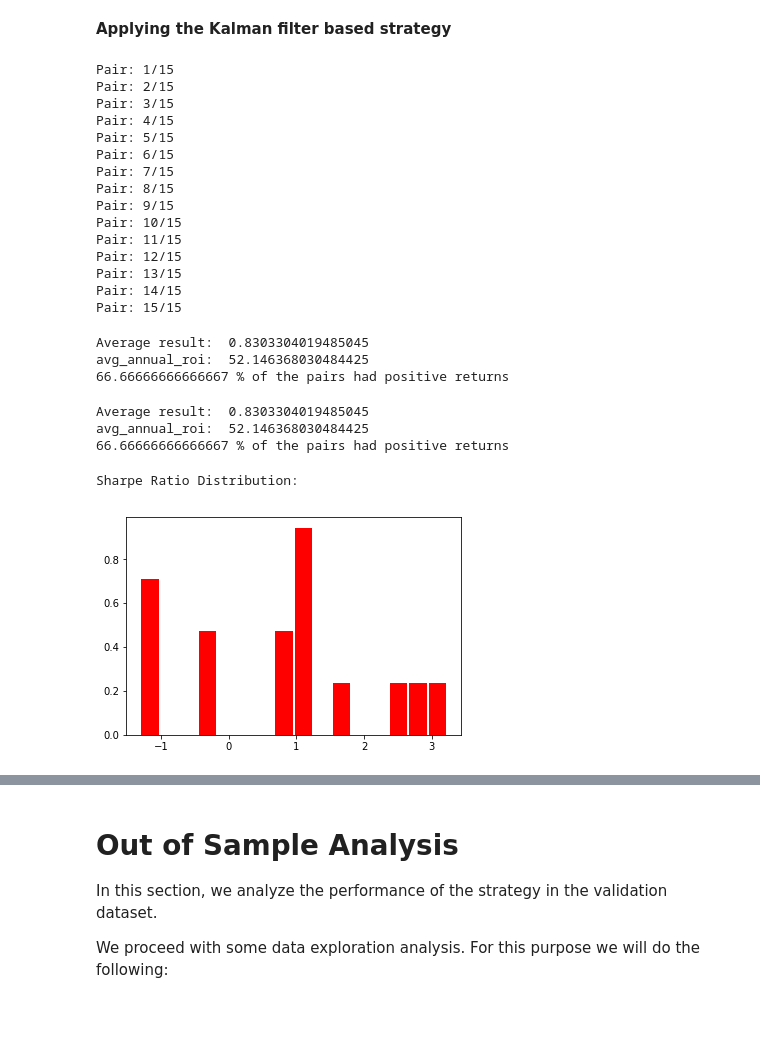
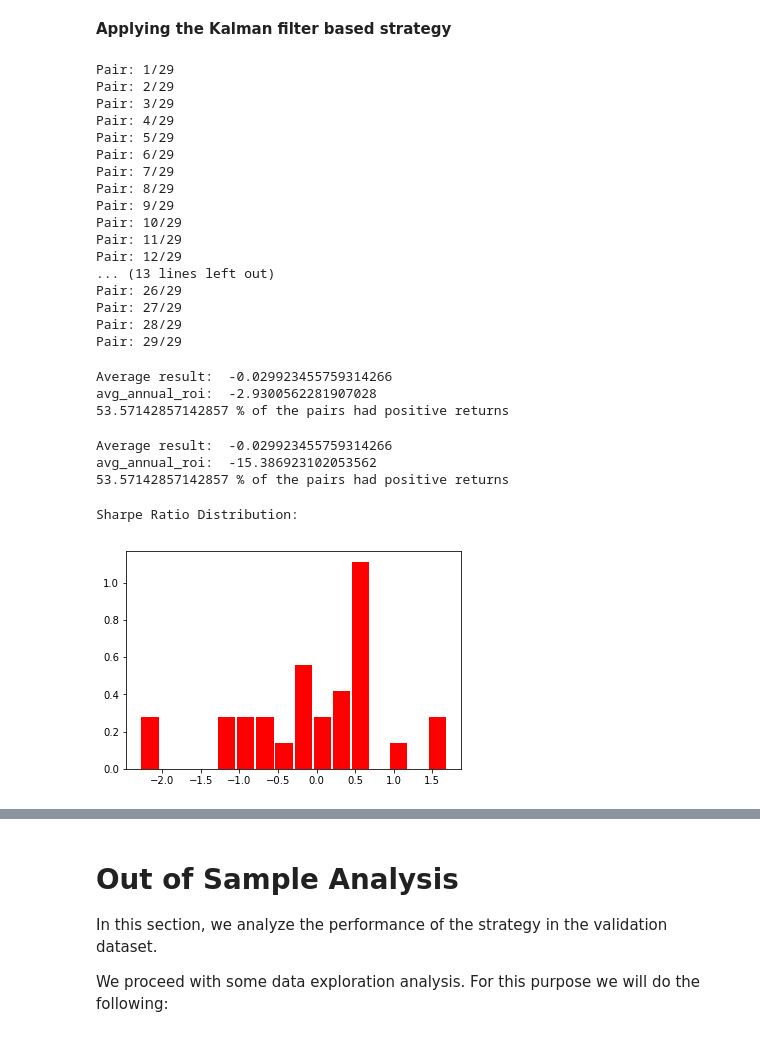
Before and after one commit to simaomsarmento/PairsTrading, a Jupyter notebook: PairsTrading_CommodityETFs-Benchmark.ipynb, the cells around one changed output, grey strips where cells are left out. Cells and saved outputs as stored; diff of their text form; code cells hidden in the pictures.

```diff
--- a/PairsTrading_CommodityETFs-Benchmark.ipynb
+++ b/PairsTrading_CommodityETFs-Benchmark.ipynb
@@ -133,8 +133,0 @@ n_years_train
-# %%
-sharpe_results_bollinger, cum_returns_bollinger, performance_bollinger = trader.apply_bollinger_strategy(pairs,
-                                                                                         lookback_multiplier,
-                                                                                         entry_multiplier,
-                                                                                         exit_multiplier,
-                                                                                         trading_filter,
-                                                                                         test_mode=False
-                                                                                         )
@@ -170,46 +136,54 @@ avg_annual_roi:  -1.8532503583833737
 # %%
 entry_multiplier= config['trading']['entry_multiplier']
 exit_multiplier= config['trading']['exit_multiplier']
-sharpe_results_kalman, cum_returns_kalman, performance_kalman = trader.apply_kalman_strategy(pairs,
-                                                                                             entry_multiplier,
-                                                                                             exit_multiplier,
+train_results_without_costs, train_results_with_costs, performance_kalman = trader.apply_kalman_strategy(pairs,
+                                                                                             2,#entry_multiplier,
+                                                                                             0.5,#exit_multiplier,
                                                                                              trading_filter,
-                                                                                             test_mode=False)
+                                                                                             test_mode=False,
+                                                                                             rebalance=False)
 # %% [output]
-Pair: 1/15
-Pair: 2/15
-Pair: 3/15
-Pair: 4/15
-Pair: 5/15
-Pair: 6/15
-Pair: 7/15
-Pair: 8/15
-Pair: 9/15
-Pair: 10/15
-Pair: 11/15
-Pair: 12/15
-Pair: 13/15
-Pair: 14/15
-Pair: 15/15
+Pair: 1/29
+Pair: 2/29
+Pair: 3/29
+Pair: 4/29
+Pair: 5/29
+Pair: 6/29
+Pair: 7/29
+Pair: 8/29
+Pair: 9/29
+Pair: 10/29
+Pair: 11/29
+Pair: 12/29
+... (13 lines left out)
+Pair: 26/29
+Pair: 27/29
+Pair: 28/29
+Pair: 29/29
+# %%
+sharpe_results_kalman_nocosts, cum_returns_kalman_nocosts = train_results_without_costs
+sharpe_results_kalman_w_costs, cum_returns_kalman_w_costs = train_results_with_costs
 # %%
 avg_sharpe_kalman, total_roi_kalman, anual_roi_kalman, positive_pct_kalman = \
-    trader.calculate_metrics(sharpe_results_kalman, cum_returns_kalman, n_years_train)
+    trader.calculate_metrics(sharpe_results_kalman_nocosts, cum_returns_kalman_nocosts, n_years_train)
 # %% [output]
-Average result:  0.8303304019485045
-avg_annual_roi:  52.146368030484425
-66.66666666666667 % of the pairs had positive returns
+Average result:  -0.029923455759314266
+avg_annual_roi:  -2.9300562281907028
+53.57142857142857 % of the pairs had positive returns
 # %%
+# WARNING: MUST CHANGE SHARPE RATIO
+sharpe_results_kalman_w_costs = sharpe_results_kalman_nocosts
 avg_sharpe_kalman, total_roi_kalman, anual_roi_kalman, positive_pct_kalman = \
-    trader.calculate_metrics(sharpe_results_kalman, cum_returns_kalman, n_years_train)
+    trader.calculate_metrics(sharpe_results_kalman_w_costs, cum_returns_kalman_w_costs, n_years_train)
 # %% [output]
-Average result:  0.8303304019485045
-avg_annual_roi:  52.146368030484425
-66.66666666666667 % of the pairs had positive returns
+Average result:  -0.029923455759314266
+avg_annual_roi:  -15.386923102053562
+53.57142857142857 % of the pairs had positive returns
 # %%
 print('Sharpe Ratio Distribution: ')
-n, bins, patches = plt.hist(sharpe_results_kalman, bins = 16, normed=True, orientation='vertical',
+n, bins, patches = plt.hist(sharpe_results_kalman_nocosts, bins = 16, normed=True, orientation='vertical',
                             color='red', rwidth=0.9, align='mid')
 # %% [output]
 Sharpe Ratio Distribution:
-[figure, old version]
+[figure, new version]
 # %%
```
Also changed, not shown: parts of 38 cells of this notebook, 4 other files.
